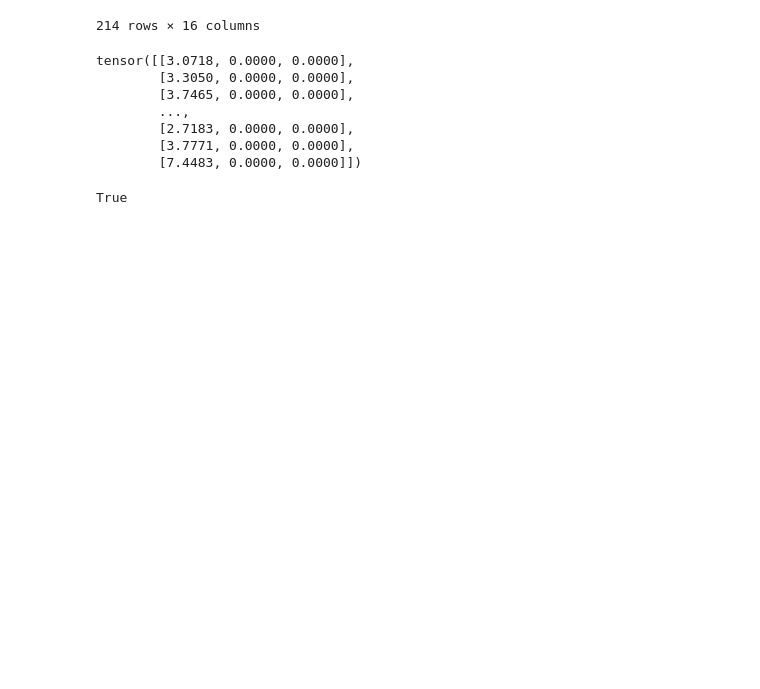
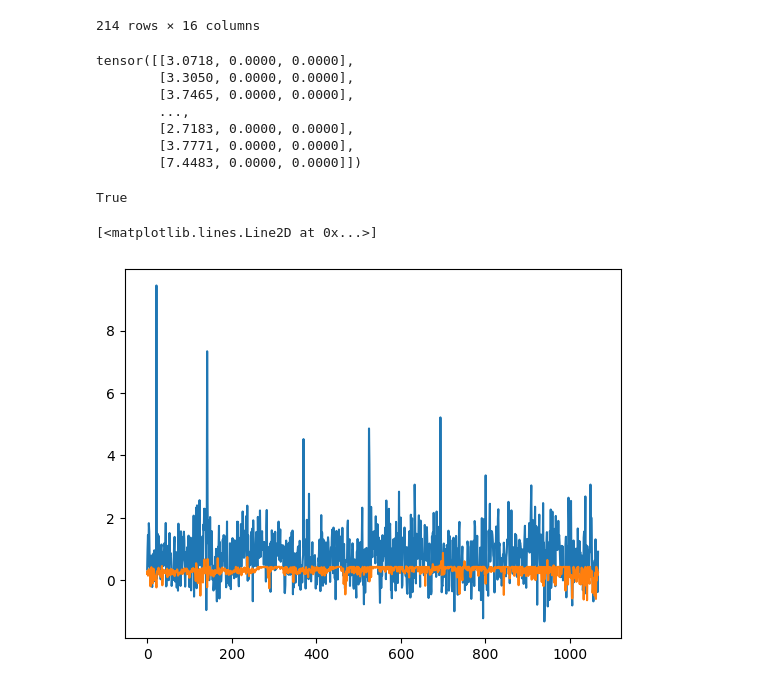
Before and after one commit to yzw19990124/GCN-Application, a Jupyter notebook: graph-init.ipynb, the cells around one changed output. Cells and saved outputs as stored; diff of their text form; code cells hidden in the pictures; blank space fills up the shorter version.

```diff
--- a/graph-init.ipynb
+++ b/graph-init.ipynb
@@ -389,0 +412,9 @@ MATrafficData = StaticGraphTemporalSignal(edge_index=edge_idx_tensors, edge_weig
+# %%
+from torch_geometric_temporal.dataset import WikiMathsDatasetLoader
+from torch_geometric_temporal.signal import temporal_signal_split
+
+loader = WikiMathsDatasetLoader()
+
+dataset = loader.get_dataset(lags=14)
+
+train_dataset, test_dataset = temporal_signal_split(dataset, train_ratio=0.5)
@@ -389,0 +437,36 @@ MATrafficData = StaticGraphTemporalSignal(edge_index=edge_idx_tensors, edge_weig
+# %%
+from tqdm import tqdm
+
+model = RecurrentGCN(node_features=14, filters=32)
+
+optimizer = torch.optim.Adam(model.parameters(), lr=0.01)
+
+model.train()
+
+for epoch in tqdm(range(50)):
+    for time, snapshot in enumerate(train_dataset):
+        y_hat = model(snapshot.x, snapshot.edge_index, snapshot.edge_attr)
+        cost = torch.mean((y_hat-snapshot.y)**2)
+        cost.backward()
+        optimizer.step()
+        optimizer.zero_grad()
+# %%
+import matplotlib.pyplot as plt
+model.eval()
+cost = 0
+true = []
+pred = []
+for time, snapshot in enumerate(test_dataset):
+    y_hat = model(snapshot.x, snapshot.edge_index, snapshot.edge_attr)
+    #cost = torch.mean((y_hat-snapshot.y)**2)
+    true = snapshot.y.tolist()
+    pred = y_hat.tolist()
+
+# cost = cost / (time+1)
+# cost = cost.item()
+# print("MSE: {:.4f}".format(cost))
+plt.plot(true)
+plt.plot(pred)
+# %% [output]
+[<matplotlib.lines.Line2D at 0x...>]
+[figure, added]
```
Also changed, not shown: parts of 2 cells of this notebook.
